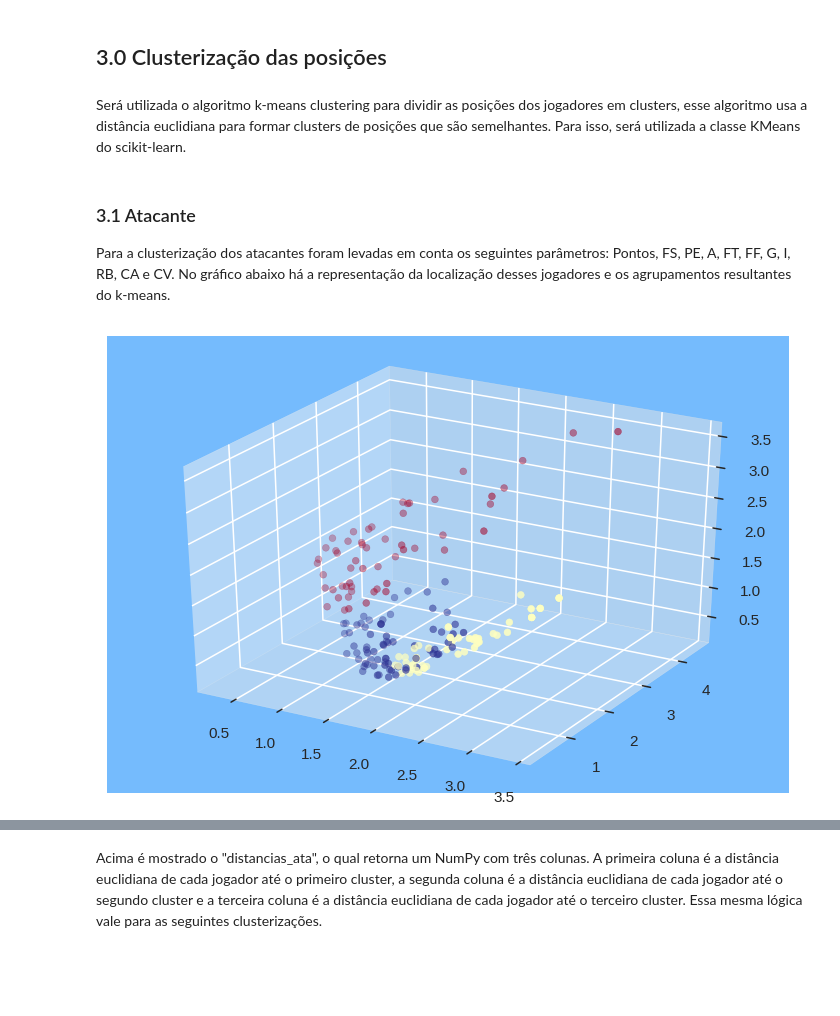
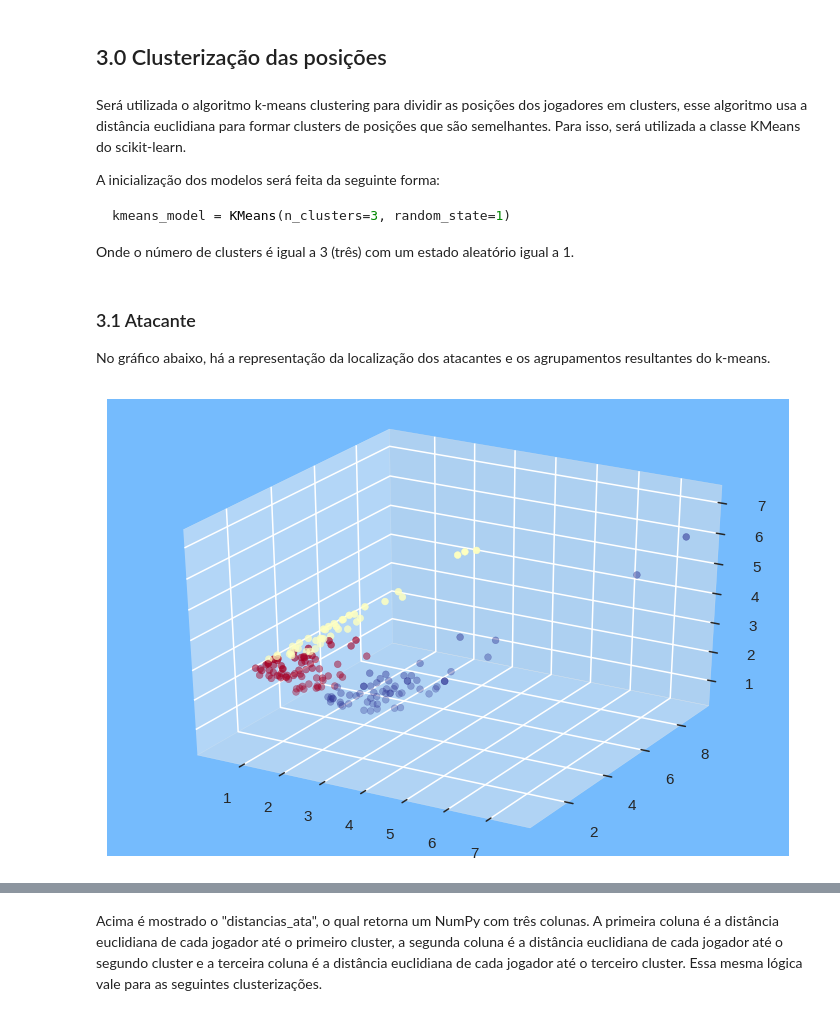
Before and after one commit to AndressaStefany/ClusteringAndCaRtola, a Jupyter notebook: Clustering.ipynb, the cells around one changed output, grey strips where cells are left out. Cells and saved outputs as stored; diff of their text form; code cells hidden in the pictures; blank space fills up the shorter version.

````diff
--- a/Clustering.ipynb
+++ b/Clustering.ipynb
@@ -155,7 +141,34 @@ dados_gol = df_mean[df_mean['Posicao']=='gol']
+# %%
+dados_meia = df_mean[df_mean['Posicao']=='mei']
+features_meia = dados_meia.var()[dados_meia.var().values > 0.001].keys()
+dados_meia = dados_meia[features_meia]
+
+dados_atacante = df_mean[df_mean['Posicao']=='ata']
+features_atacante = dados_atacante.var()[dados_atacante.var().values > 0.001].keys()
+dados_atacante = dados_atacante[features_atacante]
+
+dados_lateral = df_mean[df_mean['Posicao']=='lat']
+features_lateral = dados_lateral.var()[dados_lateral.var().values > 0.001].keys()
+dados_lateral = dados_lateral[features_lateral]
+
+dados_zaga = df_mean[df_mean['Posicao']=='zag']
+features_zaga = dados_zaga.var()[dados_zaga.var().values > 0.001].keys()
+dados_zaga = dados_zaga[features_zaga]
+
+dados_gol = df_mean[df_mean['Posicao']=='gol']
+features_gol = dados_gol.var()[dados_gol.var().values > 0.001].keys()
+dados_gol = dados_gol[features_gol]
 # %% [markdown]
 ## 3.0 Clusterização das posições
 # %% [markdown]
 Será utilizada o algoritmo k-means clustering para dividir as posições dos jogadores em clusters, esse algoritmo usa a distância euclidiana para formar clusters de posições que são semelhantes. Para isso, será utilizada a classe KMeans do scikit-learn.
+
+A inicialização dos modelos será feita da seguinte forma:
+
+```python
+kmeans_model = KMeans(n_clusters=3, random_state=1)
+```
+Onde o número de clusters é igual a 3 (três) com um estado aleatório igual a 1.
 # %%
 from sklearn.metrics.pairwise import euclidean_distances
 from sklearn.cluster import KMeans
@@ -167,21 +177,25 @@ kmeans_model = KMeans(n_clusters=3, random_state=1)
 # %% [markdown]
 ### 3.1 Atacante
 
-Para a clusterização dos atacantes foram levadas em conta os seguintes parâmetros: Pontos, FS, PE, A, FT, FF, G, I, RB, CA e CV. No gráfico abaixo há a representação da localização desses jogadores e os agrupamentos resultantes do k-means.
+No gráfico abaixo, há a representação da localização dos atacantes e os agrupamentos resultantes do k-means.
 # %%
-distancias_ata = kmeans_model.fit_transform(dados_atacante.iloc[:,2:])
+kmeans_atacante = KMeans(n_clusters=3, random_state=1)
 
-labels = kmeans_model.labels_
+distancias_ata = kmeans_atacante.fit_transform(dados_atacante.iloc[:,1:])
+
+labels_ata = kmeans_atacante.labels_
+
+dados_atacante['cluster'] = labels_ata
 
 fig = plt.figure(dpi=110)
 ax = fig.add_subplot(111, projection='3d')
 ax.set_facecolor('xkcd:sky blue')
 
 xs = distancias_ata[:,0]
 ys = distancias_ata[:,1]
 zs = distancias_ata[:,2]
-ax.scatter(xs, ys, zs, c=labels, cmap="RdYlBu")
+ax.scatter(xs, ys, zs, c=labels_ata, cmap="RdYlBu")
 
 plt.show()
 # %% [output]
-[figure, old version]
+[figure, new version]
````
Also changed, not shown: parts of 29 cells of this notebook.
